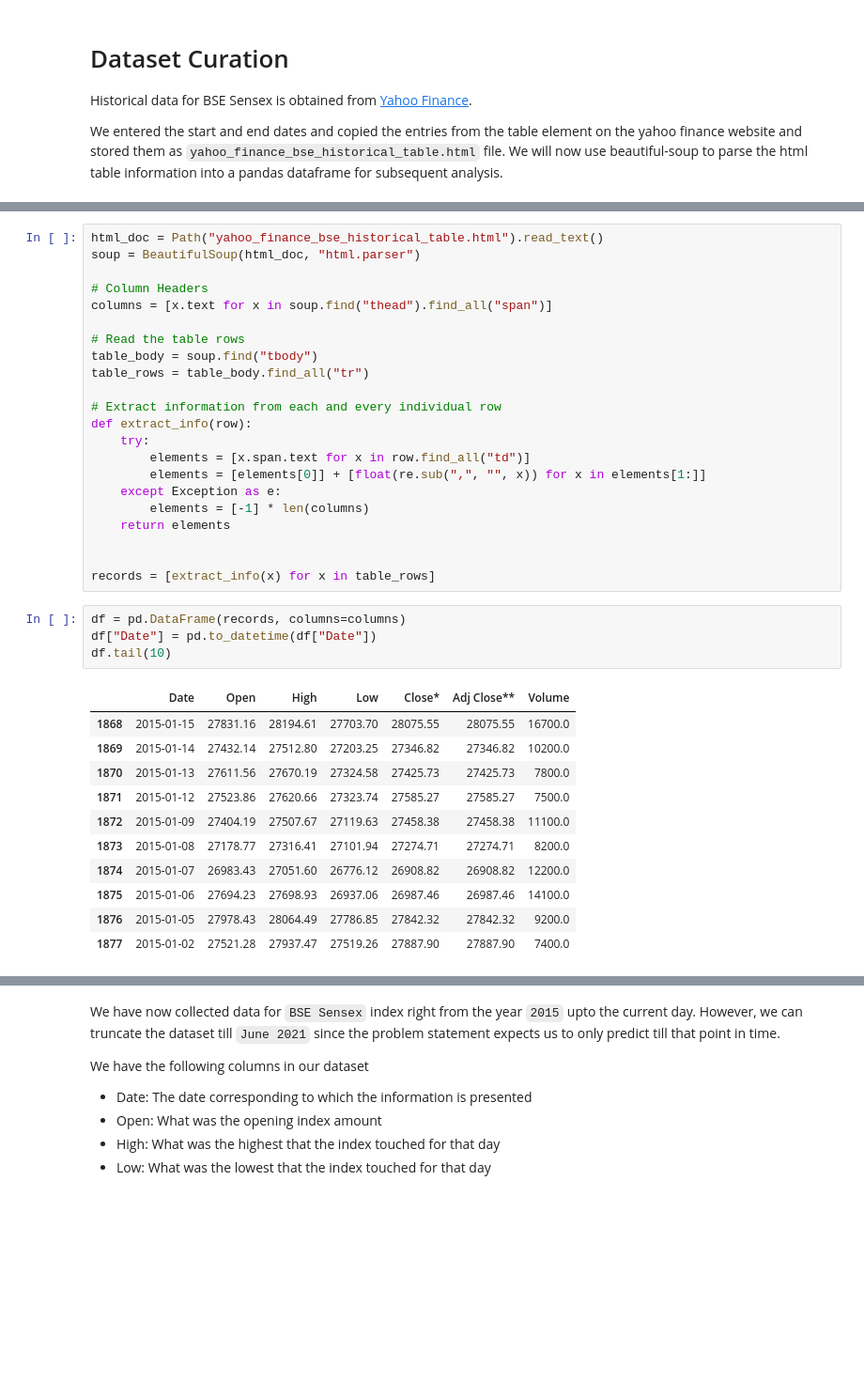
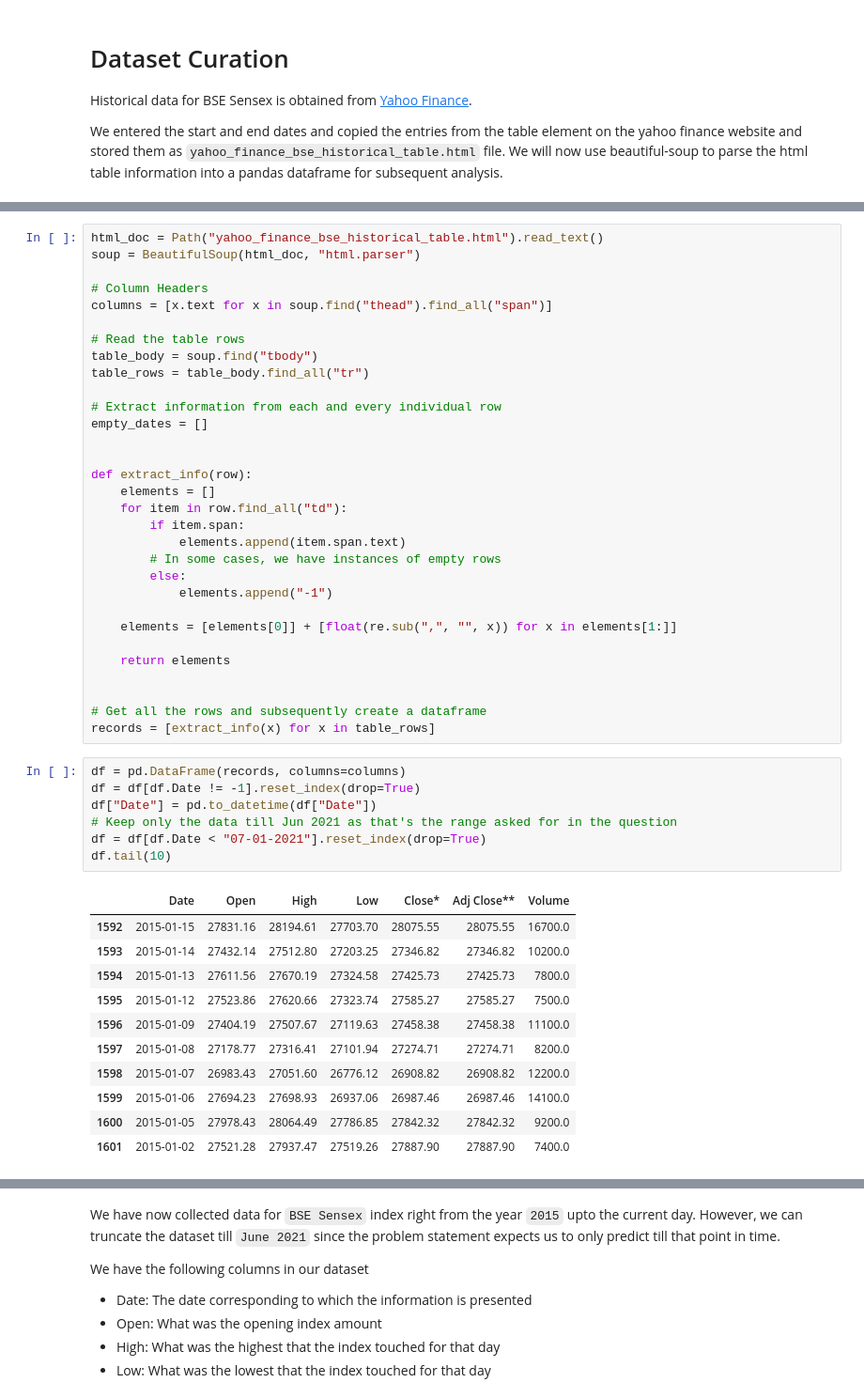
Before and after one commit to ElisonSherton/MTech_DSE_Sem2, a Jupyter notebook: IDS/BSE_Regression.ipynb, the cells around one changed output, grey strips where cells are left out. Shown: that part at 94% size. Drawn from its saved outputs; the diff is of its cells as text; blank space fills up the shorter version.

```diff
--- a/IDS/BSE_Regression.ipynb
+++ b/IDS/BSE_Regression.ipynb
@@ -25,29 +30,41 @@ table_body = soup.find("tbody")
 table_rows = table_body.find_all("tr")
 
 # Extract information from each and every individual row
+empty_dates = []
+
+
 def extract_info(row):
-    try:
-        elements = [x.span.text for x in row.find_all("td")]
-        elements = [elements[0]] + [float(re.sub(",", "", x)) for x in elements[1:]]
-    except Exception as e:
-        elements = [-1] * len(columns)
+    elements = []
+    for item in row.find_all("td"):
+        if item.span:
+            elements.append(item.span.text)
+        # In some cases, we have instances of empty rows
+        else:
+            elements.append("-1")
+
+    elements = [elements[0]] + [float(re.sub(",", "", x)) for x in elements[1:]]
+
     return elements
 
 
+# Get all the rows and subsequently create a dataframe
 records = [extract_info(x) for x in table_rows]
 # %%
 df = pd.DataFrame(records, columns=columns)
+df = df[df.Date != -1].reset_index(drop=True)
 df["Date"] = pd.to_datetime(df["Date"])
+# Keep only the data till Jun 2021 as that's the range asked for in the question
+df = df[df.Date < "07-01-2021"].reset_index(drop=True)
 df.tail(10)
 # %% [output]
 |  | Date | Open | High | Low | Close* | Adj Close** | Volume |
-| 1868 | 2015-01-15 | 27831.16 | 28194.61 | 27703.70 | 28075.55 | 28075.55 | 16700.0 |
-| 1869 | 2015-01-14 | 27432.14 | 27512.80 | 27203.25 | 27346.82 | 27346.82 | 10200.0 |
-| 1870 | 2015-01-13 | 27611.56 | 27670.19 | 27324.58 | 27425.73 | 27425.73 | 7800.0 |
-| 1871 | 2015-01-12 | 27523.86 | 27620.66 | 27323.74 | 27585.27 | 27585.27 | 7500.0 |
-| 1872 | 2015-01-09 | 27404.19 | 27507.67 | 27119.63 | 27458.38 | 27458.38 | 11100.0 |
-| 1873 | 2015-01-08 | 27178.77 | 27316.41 | 27101.94 | 27274.71 | 27274.71 | 8200.0 |
-| 1874 | 2015-01-07 | 26983.43 | 27051.60 | 26776.12 | 26908.82 | 26908.82 | 12200.0 |
-| 1875 | 2015-01-06 | 27694.23 | 27698.93 | 26937.06 | 26987.46 | 26987.46 | 14100.0 |
-| 1876 | 2015-01-05 | 27978.43 | 28064.49 | 27786.85 | 27842.32 | 27842.32 | 9200.0 |
-| 1877 | 2015-01-02 | 27521.28 | 27937.47 | 27519.26 | 27887.90 | 27887.90 | 7400.0 |
+| 1592 | 2015-01-15 | 27831.16 | 28194.61 | 27703.70 | 28075.55 | 28075.55 | 16700.0 |
+| 1593 | 2015-01-14 | 27432.14 | 27512.80 | 27203.25 | 27346.82 | 27346.82 | 10200.0 |
+| 1594 | 2015-01-13 | 27611.56 | 27670.19 | 27324.58 | 27425.73 | 27425.73 | 7800.0 |
+| 1595 | 2015-01-12 | 27523.86 | 27620.66 | 27323.74 | 27585.27 | 27585.27 | 7500.0 |
+| 1596 | 2015-01-09 | 27404.19 | 27507.67 | 27119.63 | 27458.38 | 27458.38 | 11100.0 |
+| 1597 | 2015-01-08 | 27178.77 | 27316.41 | 27101.94 | 27274.71 | 27274.71 | 8200.0 |
+| 1598 | 2015-01-07 | 26983.43 | 27051.60 | 26776.12 | 26908.82 | 26908.82 | 12200.0 |
+| 1599 | 2015-01-06 | 27694.23 | 27698.93 | 26937.06 | 26987.46 | 26987.46 | 14100.0 |
+| 1600 | 2015-01-05 | 27978.43 | 28064.49 | 27786.85 | 27842.32 | 27842.32 | 9200.0 |
+| 1601 | 2015-01-02 | 27521.28 | 27937.47 | 27519.26 | 27887.90 | 27887.90 | 7400.0 |
```
Also changed, not shown: parts of 23 cells of this notebook.
